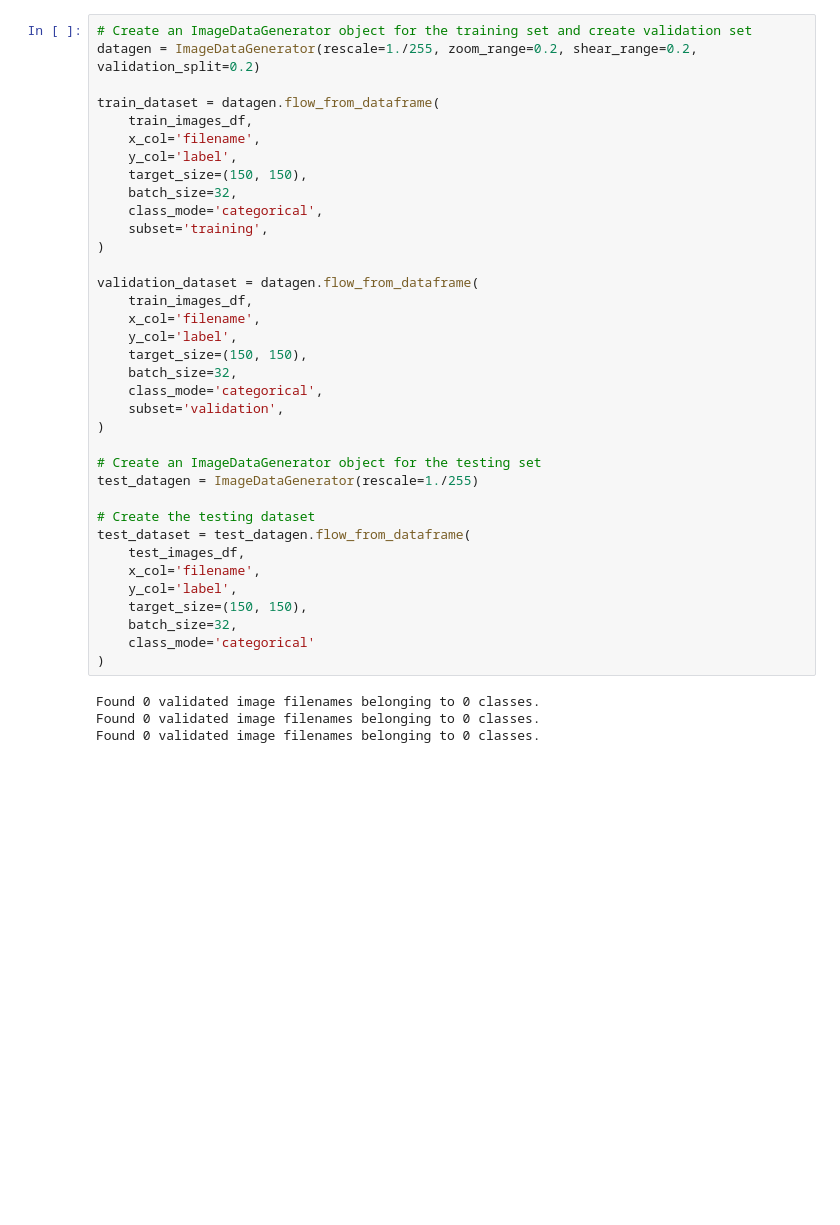
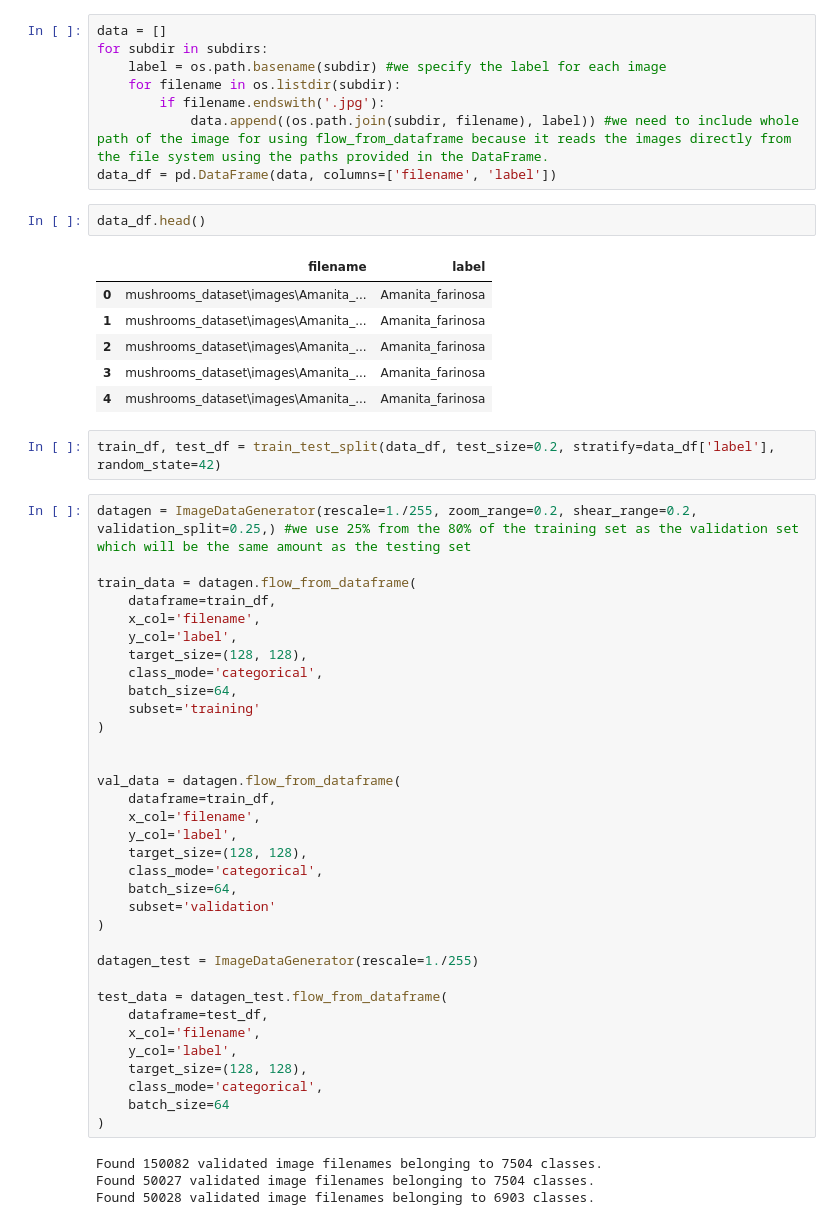
Before and after one commit to Bakkonrad/FungEye, a Jupyter notebook: Mushroom recognition model.ipynb, the cells around one changed output. Cells and saved outputs as stored; diff of their text form; blank space fills up the shorter version.

Commit message:
Adding function to erase accidently flipped images, divide data into training, validation and test set, creating sample model

```diff
--- a/Mushroom recognition model.ipynb
+++ b/Mushroom recognition model.ipynb
@@ -64,40 +111,57 @@ ValueError: Found input variables with inconsistent numbers of samples: [24, 775
+# %%
+data = []
+for subdir in subdirs:
+    label = os.path.basename(subdir) #we specify the label for each image
+    for filename in os.listdir(subdir):
+        if filename.endswith('.jpg'):
+            data.append((os.path.join(subdir, filename), label)) #we need to include whole path of the image for using flow_from_dataframe because it reads the images directly from the file system using the paths provided in the DataFrame.
+data_df = pd.DataFrame(data, columns=['filename', 'label'])
+# %%
+data_df.head()
+# %% [output]
+|  | filename | label |
+| 0 | mushrooms_dataset\images\Amanita_... | Amanita_farinosa |
+| 1 | mushrooms_dataset\images\Amanita_... | Amanita_farinosa |
+| 2 | mushrooms_dataset\images\Amanita_... | Amanita_farinosa |
+| 3 | mushrooms_dataset\images\Amanita_... | Amanita_farinosa |
+| 4 | mushrooms_dataset\images\Amanita_... | Amanita_farinosa |
+# %%
+train_df, test_df = train_test_split(data_df, test_size=0.2, stratify=data_df['label'], random_state=42)
 # %%
-# Create an ImageDataGenerator object for the training set and create validation set
-datagen = ImageDataGenerator(rescale=1./255, zoom_range=0.2, shear_range=0.2, validation_split=0.2)
+datagen = ImageDataGenerator(rescale=1./255, zoom_range=0.2, shear_range=0.2, validation_split=0.25,) #we use 25% from the 80% of the training set as the validation set which will be the same amount as the testing set
 
-train_dataset = datagen.flow_from_dataframe(
-    train_images_df,
+train_data = datagen.flow_from_dataframe(
+    dataframe=train_df,
     x_col='filename',
     y_col='label',
-    target_size=(150, 150),
-    batch_size=32,
+    target_size=(128, 128),
     class_mode='categorical',
-    subset='training',
+    batch_size=64,
+    subset='training'
 )
 
-validation_dataset = datagen.flow_from_dataframe(
-    train_images_df,
+
+val_data = datagen.flow_from_dataframe(
+    dataframe=train_df,
     x_col='filename',
     y_col='label',
-    target_size=(150, 150),
-    batch_size=32,
+    target_size=(128, 128),
     class_mode='categorical',
-    subset='validation',
+    batch_size=64,
+    subset='validation'
 )
 
-# Create an ImageDataGenerator object for the testing set
-test_datagen = ImageDataGenerator(rescale=1./255)
+datagen_test = ImageDataGenerator(rescale=1./255)
 
-# Create the testing dataset
-test_dataset = test_datagen.flow_from_dataframe(
-    test_images_df,
+test_data = datagen_test.flow_from_dataframe(
+    dataframe=test_df,
     x_col='filename',
     y_col='label',
-    target_size=(150, 150),
-    batch_size=32,
-    class_mode='categorical'
+    target_size=(128, 128),
+    class_mode='categorical',
+    batch_size=64
 )
 # %% [output]
-Found 0 validated image filenames belonging to 0 classes.
-Found 0 validated image filenames belonging to 0 classes.
-Found 0 validated image filenames belonging to 0 classes.
+Found 150082 validated image filenames belonging to 7504 classes.
+Found 50027 validated image filenames belonging to 7504 classes.
+Found 50028 validated image filenames belonging to 6903 classes.
```
Also changed, not shown: parts of 9 cells of this notebook.
